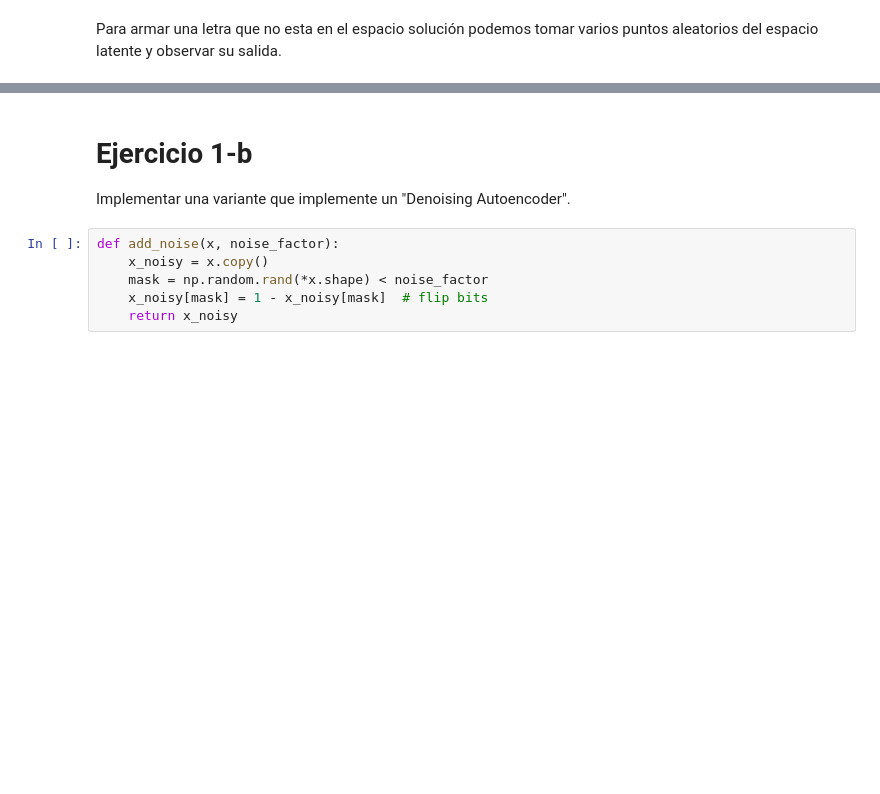
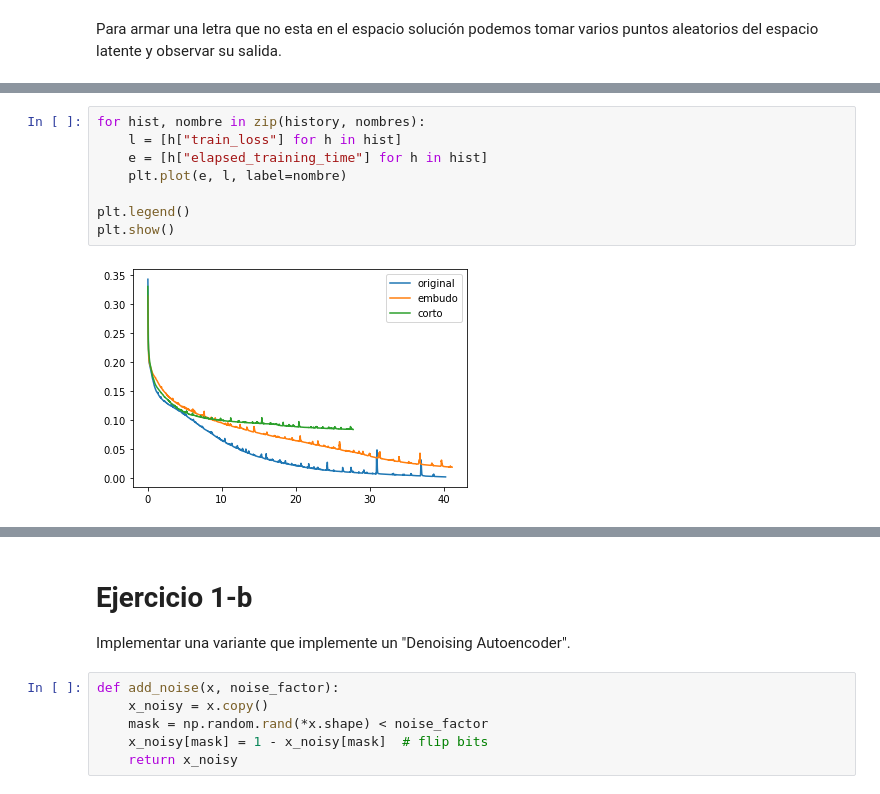
Before and after one commit to jbarberia/sia-tp5, a Jupyter notebook: notebooks/ejercicio1.ipynb, the cells around one changed output, grey strips where cells are left out. Saved outputs shown, nothing was run; the diff lists cells and outputs as text; blank space fills up the shorter version.

```diff
--- a/notebooks/ejercicio1.ipynb
+++ b/notebooks/ejercicio1.ipynb
@@ -110,0 +159,10 @@ plt.show()
+# %%
+for hist, nombre in zip(history, nombres):
+	l = [h["train_loss"] for h in hist]
+	e = [h["elapsed_training_time"] for h in hist]
+	plt.plot(e, l, label=nombre)
+
+plt.legend()
+plt.show()
+# %% [output]
+[figure, added]
```
Also changed, not shown: parts of 10 cells of this notebook.
